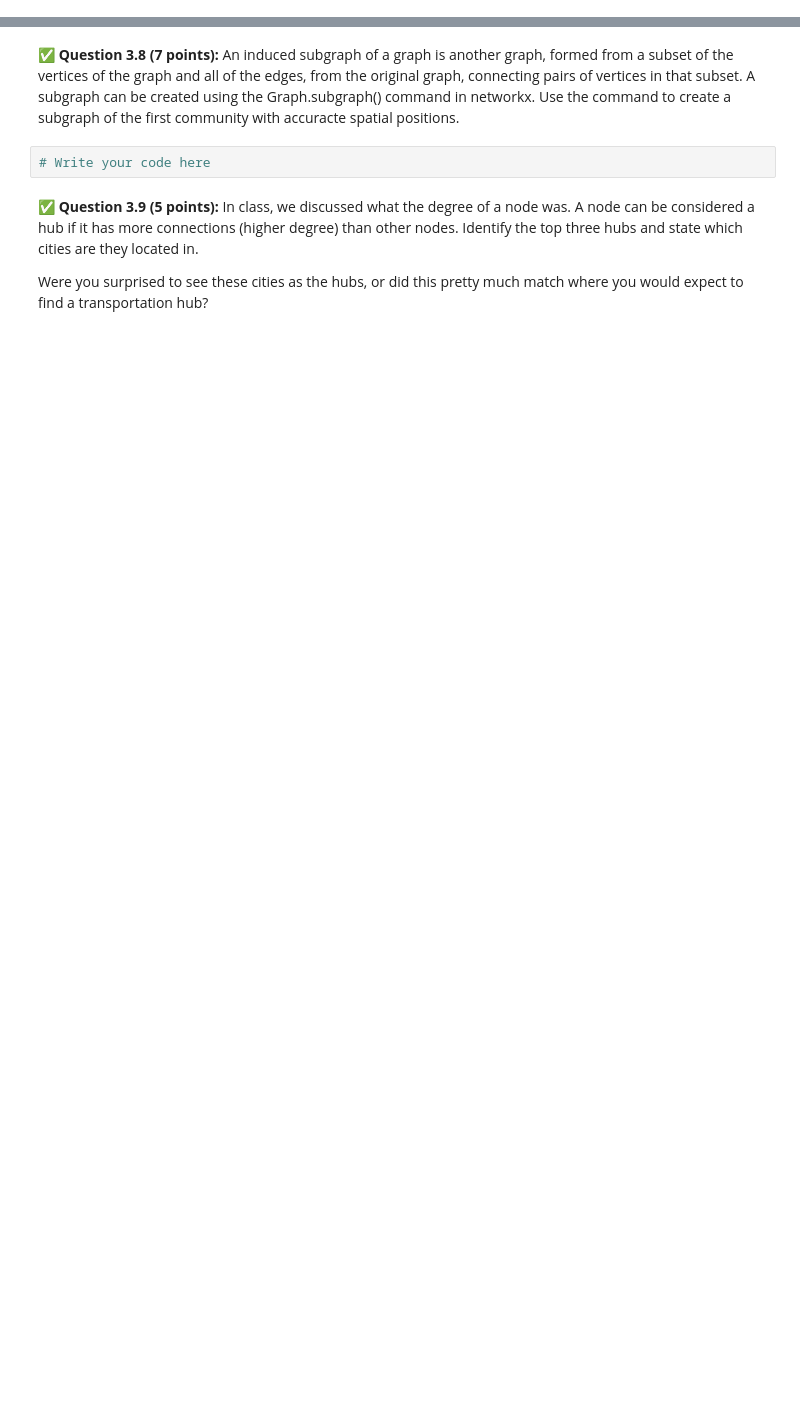
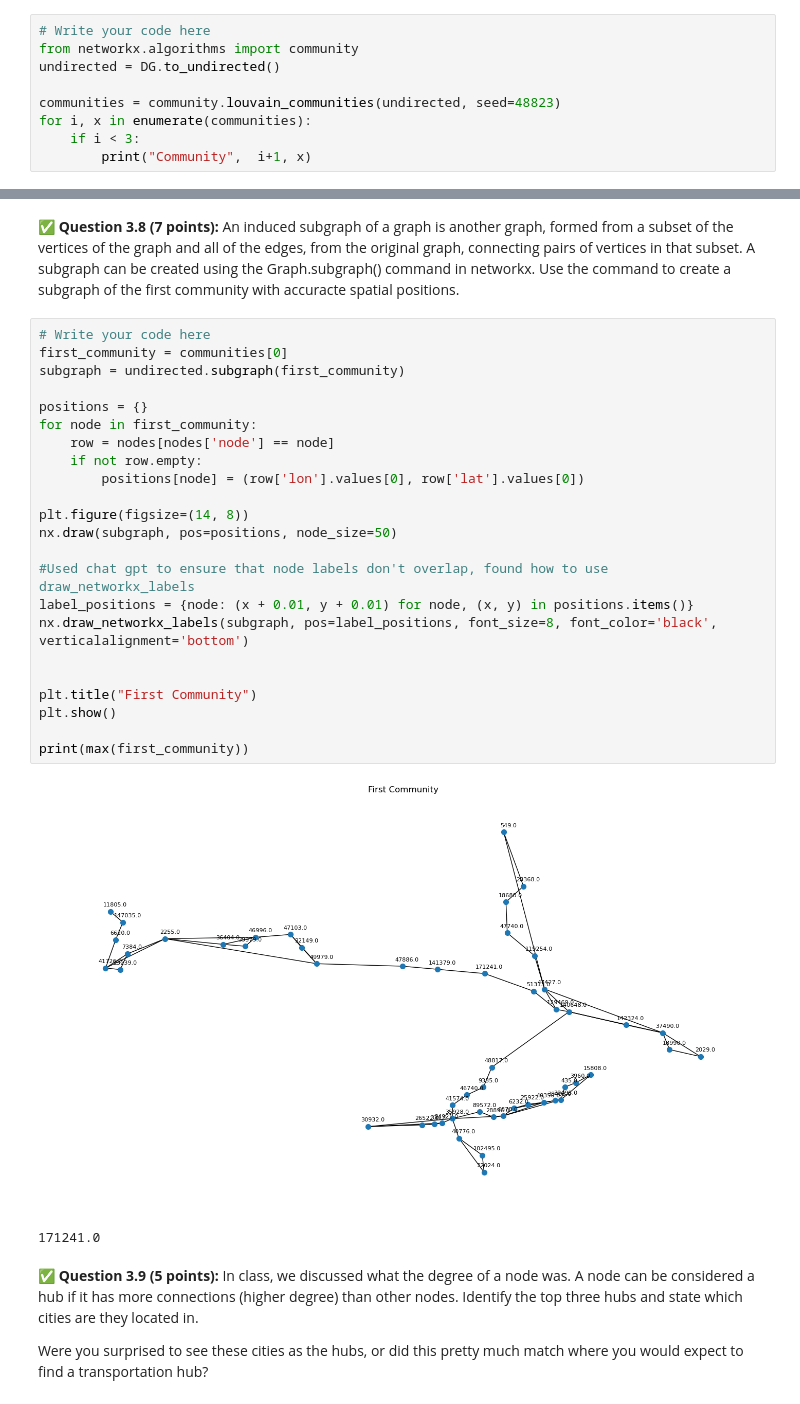
Before and after one commit to jshashank00/CMSE202-f24-turnin, a Jupyter notebook: hw-02/HW-02_ABMandGraphTheory-STUDENT.ipynb, the cells around one changed output, grey strips where cells are left out. Cells and saved outputs as stored; diff of their text form; blank space fills up the shorter version.

```diff
--- a/hw-02/HW-02_ABMandGraphTheory-STUDENT.ipynb
+++ b/hw-02/HW-02_ABMandGraphTheory-STUDENT.ipynb
@@ -646,0 +702,9 @@ You may want to read the documentation for the [`louvain_comminities()`](https:/
+# %%
+# Write your code here
+from networkx.algorithms import community
+undirected = DG.to_undirected()
+
+communities = community.louvain_communities(undirected, seed=48823)
+for i, x in enumerate(communities):
+    if i < 3:
+        print("Community",  i+1, x)
@@ -647,7 +715,31 @@ You may want to read the documentation for the [`louvain_comminities()`](https:/
 # %% [markdown]
 &#9989;  **Question 3.8 (7 points):** An induced subgraph of a graph is another graph, formed from a subset of the vertices of the graph and all of the edges, from the original graph, connecting pairs of vertices in that subset. A subgraph can be created using the Graph.subgraph() command in networkx. Use the command to create a subgraph of the first community with accuracte spatial positions.
-# %%
-# Write your code here
+# %%
+# Write your code here
+first_community = communities[0]
+subgraph = undirected.subgraph(first_community)
+
+positions = {}
+for node in first_community:
+    row = nodes[nodes['node'] == node]
+    if not row.empty:
+        positions[node] = (row['lon'].values[0], row['lat'].values[0])
+
+plt.figure(figsize=(14, 8))
+nx.draw(subgraph, pos=positions, node_size=50)
+
+#Used chat gpt to ensure that node labels don't overlap, found how to use draw_networkx_labels
+label_positions = {node: (x + 0.01, y + 0.01) for node, (x, y) in positions.items()}
+nx.draw_networkx_labels(subgraph, pos=label_positions, font_size=8, font_color='black', verticalalignment='bottom')
+
+
+plt.title("First Community")
+plt.show()
+
+print(max(first_community))
+# %% [output]
+[figure, added]
+171241.0
 # %% [markdown]
 &#9989;  **Question 3.9 (5 points):** In class, we discussed what the degree of a node was. A node can be considered a hub if it has more connections (higher degree) than other nodes. Identify the top three hubs and state which cities are they located in.
 
```
Also changed, not shown: parts of 19 cells of this notebook, 2 other files.
